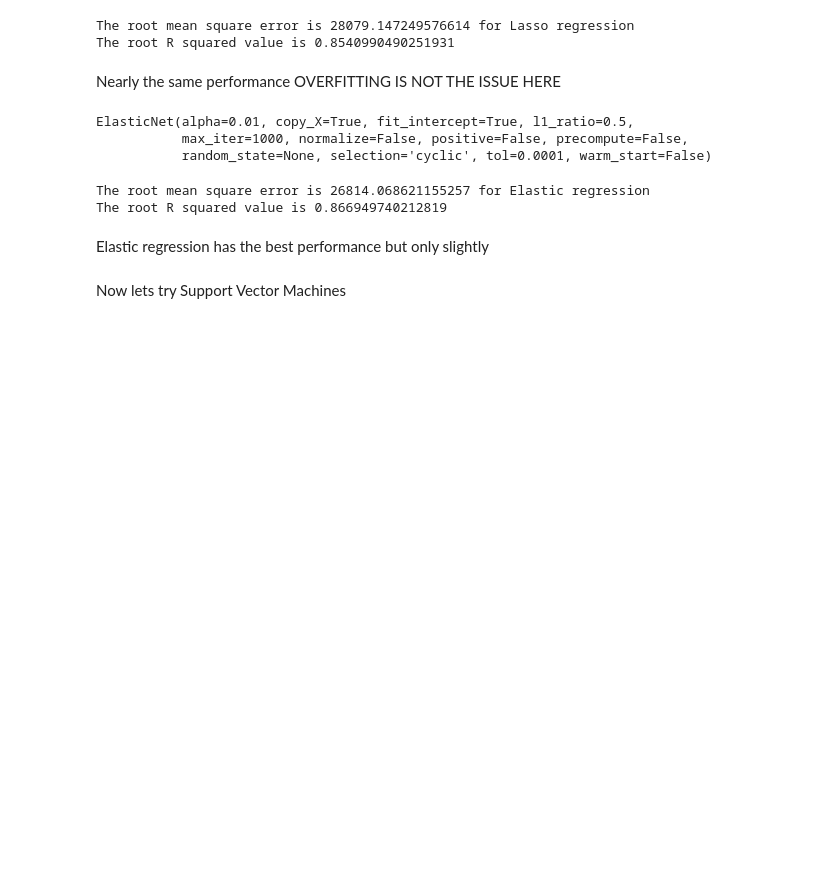
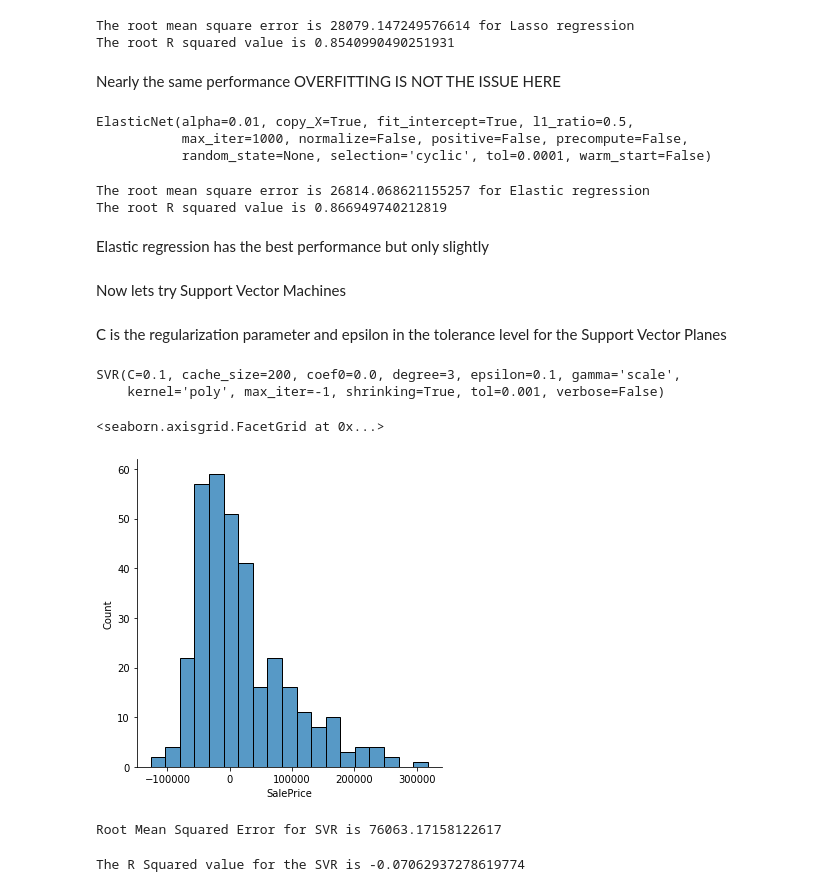
Before and after one commit to janjuatest/Kaggle, a Jupyter notebook: HousingPrices.ipynb, the cells around one changed output. Drawn from its saved outputs; the diff is of its cells as text; code cells hidden in the pictures; blank space fills up the shorter version.

```diff
--- a/HousingPrices.ipynb
+++ b/HousingPrices.ipynb
@@ -1594,0 +1597,26 @@ Now lets try Support Vector Machines
+# %%
+modelSVR1=SVR(C=0.1,kernel='poly')
+# %% [markdown]
+C is the regularization parameter and epsilon in the tolerance level for the Support Vector Planes
+# %%
+modelSVR1.fit(X_train.values,y_train.values)
+# %% [output]
+SVR(C=0.1, cache_size=200, coef0=0.0, degree=3, epsilon=0.1, gamma='scale',
+    kernel='poly', max_iter=-1, shrinking=True, tol=0.001, verbose=False)
+# %%
+predictSVR=modelSVR1.predict(X_test)
+# %%
+errorSVR=y_test-predictSVR
+# %%
+sns.displot(errorSVR)
+# %% [output]
+<seaborn.axisgrid.FacetGrid at 0x...>
+[figure, added]
+# %%
+print(f"Root Mean Squared Error for SVR is {mean_squared_error(y_test,predictSVR)**0.5}")
+# %% [output]
+Root Mean Squared Error for SVR is 76063.17158122617
+# %%
+print(f"The R Squared value for the SVR is {r2_score(y_test,predictSVR)}")
+# %% [output]
+The R Squared value for the SVR is -0.07062937278619774
```
Also changed, not shown: parts of 45 cells of this notebook.
